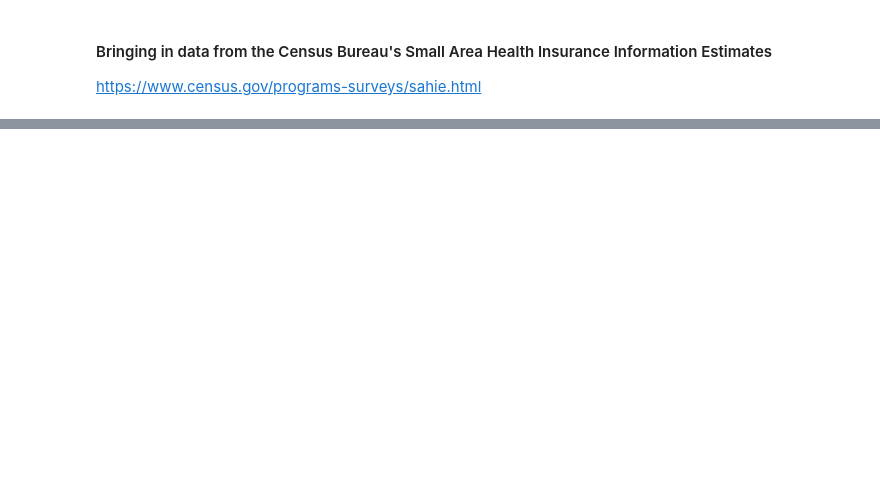
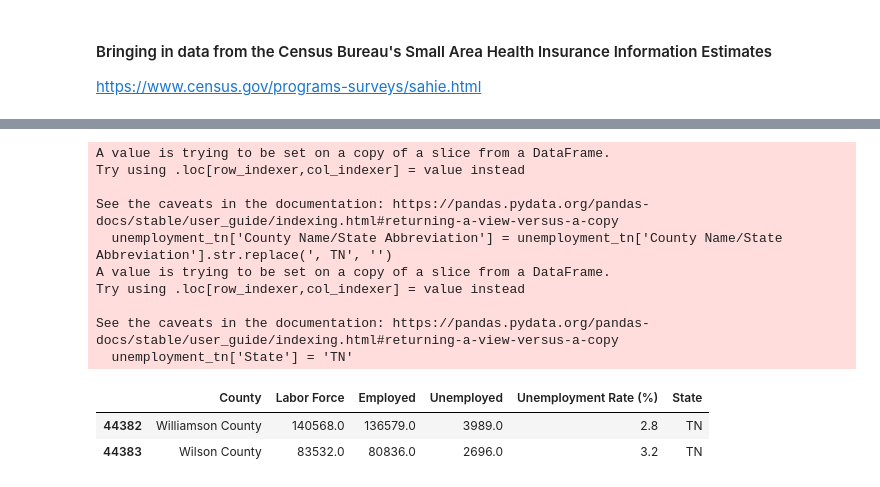
Before and after one commit to MWeissSharp/tn-rural-health-data, a Jupyter notebook: notebooks/supporting_data.ipynb, the cells around one changed output, grey strips where cells are left out. Drawn from its saved outputs; the diff is of its cells as text; code cells hidden in the pictures; blank space fills up the shorter version.

```diff
--- a/notebooks/supporting_data.ipynb
+++ b/notebooks/supporting_data.ipynb
@@ -46,0 +103,25 @@ with open('../capstone_data/sahie2019_tn.pickle', 'wb') as file: pickle.dump(cah
+# %%
+unemployment = pd.read_excel('../capstone_data/unemployment_by_county.xlsx', header=4)
+
+unemployment_tn = unemployment.loc[unemployment['State FIPSCode'] == 47]
+unemployment_tn['County Name/State Abbreviation'] = unemployment_tn['County Name/State Abbreviation'].str.replace(', TN', '')
+unemployment_tn['State'] = 'TN'
+unemployment_tn = unemployment_tn.rename(columns = {'County Name/State Abbreviation' : 'County'})
+
+unemployment_tn = unemployment_tn.drop(columns = ['LAUS Code', 'State FIPSCode', 'County FIPS Code', 'Period'])
+
+unemployment_tn.tail(2)
+# %% [output]
+A value is trying to be set on a copy of a slice from a DataFrame.
+Try using .loc[row_indexer,col_indexer] = value instead
+
+See the caveats in the documentation: https://pandas.pydata.org/pandas-docs/stable/user_guide/indexing.html#returning-a-view-versus-a-copy
+  unemployment_tn['County Name/State Abbreviation'] = unemployment_tn['County Name/State Abbreviation'].str.replace(', TN', '')
+A value is trying to be set on a copy of a slice from a DataFrame.
+Try using .loc[row_indexer,col_indexer] = value instead
+
+See the caveats in the documentation: https://pandas.pydata.org/pandas-docs/stable/user_guide/indexing.html#returning-a-view-versus-a-copy
+  unemployment_tn['State'] = 'TN'
+|  | County | Labor Force | Employed | Unemployed | Unemployment Rate (%) | State |
+| 44382 | Williamson County | 140568.0 | 136579.0 | 3989.0 | 2.8 | TN |
+| 44383 | Wilson County | 83532.0 | 80836.0 | 2696.0 | 3.2 | TN |
```
Also changed, not shown: parts of 12 cells of this notebook, 4 other files.
